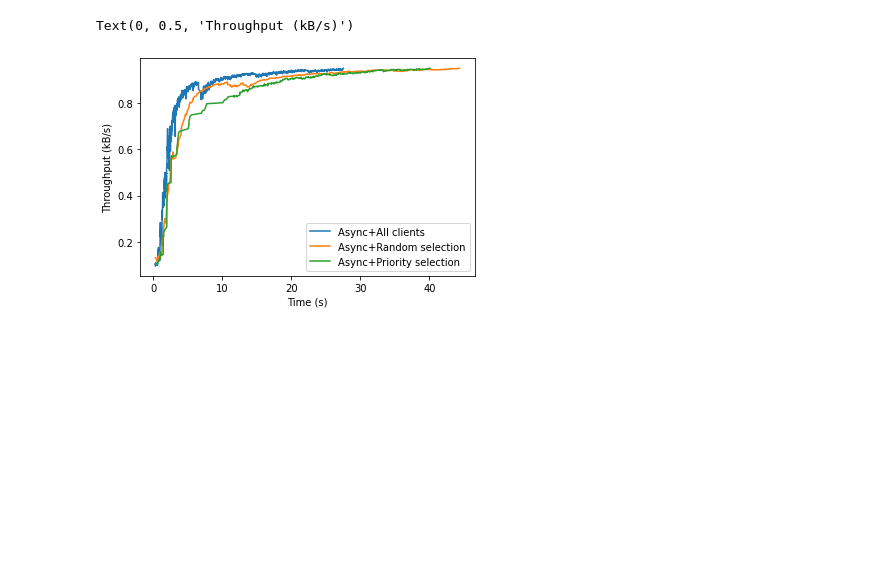
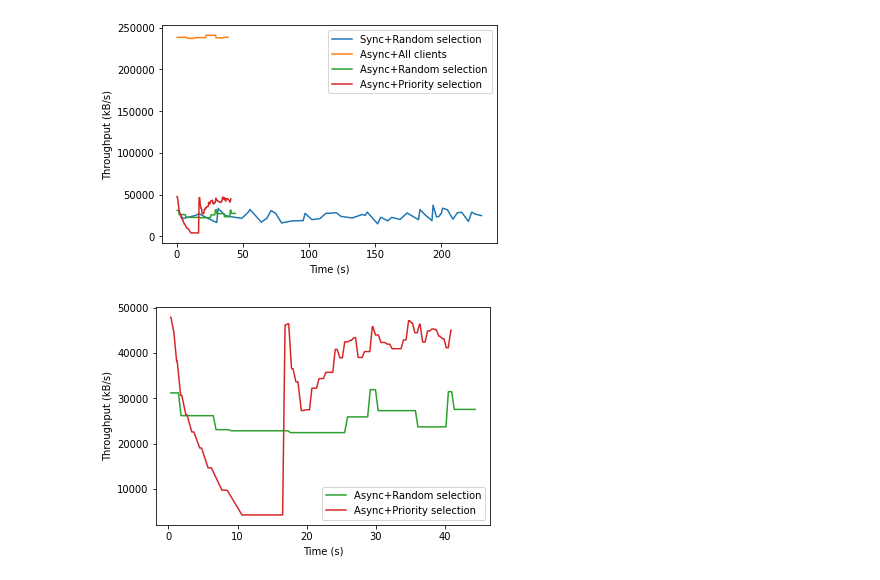
Before and after one commit to iQua/flsim, a Jupyter notebook: plots/plot.ipynb, the cells around one changed output. Saved outputs shown, nothing was run; the diff lists cells and outputs as text; code cells hidden in the pictures; blank space fills up the shorter version.

```diff
--- a/plots/plot.ipynb
+++ b/plots/plot.ipynb
@@ -23,8 +23,8 @@ def read_csv(path):
     return t, acc, th
 # %%
 res = {}
-for case in ['allasync', 'async_latencyloss_normal', 'async_random_normal']:
-    folder = case + '_res'
+for case in ['sync', 'allasync', 'async_latencyloss_normal', 'async_random_normal']:
+    folder = '../' + case + '_res'
     t, acc, th = read_csv(folder)
     res[case] = {}
     res[case]['t'] = t
@@ -50,11 +63,21 @@ plt.savefig('async_acc.png')
 # %%
 fig = plt.figure()
+plt.plot(res['sync']['t'], res['sync']['th'], label='Sync+Random selection')
 plt.plot(res['allasync']['t'], res['allasync']['th'], label='Async+All clients')
 plt.plot(res['async_random_normal']['t'], res['async_random_normal']['th'], label='Async+Random selection')
 plt.plot(res['async_latencyloss_normal']['t'], res['async_latencyloss_normal']['th'], label='Async+Priority selection')
 plt.legend()
 plt.xlabel('Time (s)')
 plt.ylabel('Throughput (kB/s)')
+plt.savefig('throughput_all.png')
+
+fig = plt.figure()
+plt.plot(res['async_random_normal']['t'], res['async_random_normal']['th'], 'tab:green', label='Async+Random selection')
+plt.plot(res['async_latencyloss_normal']['t'], res['async_latencyloss_normal']['th'], 'tab:red', label='Async+Priority selection')
+plt.legend()
+plt.xlabel('Time (s)')
+plt.ylabel('Throughput (kB/s)')
+plt.savefig('throughput_policy.png')
 # %% [output]
-Text(0, 0.5, 'Throughput (kB/s)')
-[figure, old version]
+[figure, new version]
+[figure, added]
```
Also changed, not shown: parts of 2 cells of this notebook, 1 other file.
